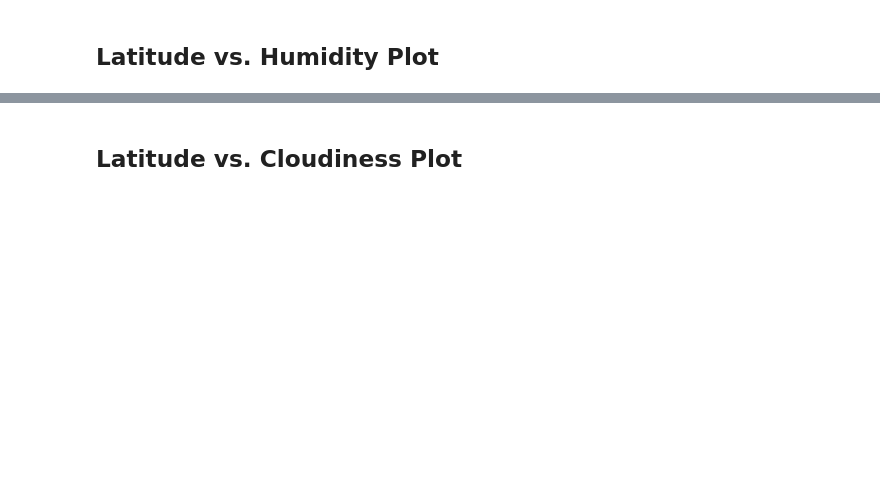
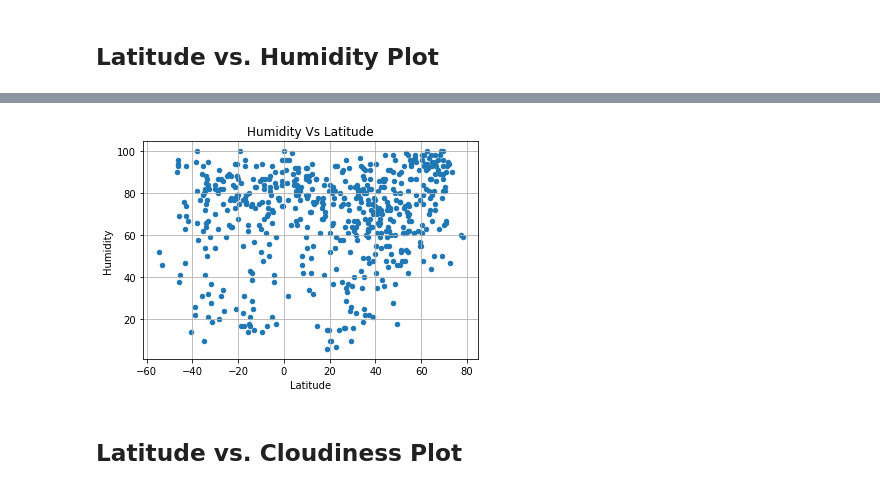
Before and after one commit to mgodfrey48/mapping-hotels, a Jupyter notebook: WeatherPy.ipynb, the cells around one changed output, grey strips where cells are left out. Drawn from its saved outputs; the diff is of its cells as text; code cells hidden in the pictures; blank space fills up the shorter version.

```diff
--- a/WeatherPy.ipynb
+++ b/WeatherPy.ipynb
@@ -189,2 +189,7 @@ Based on the summary table above, there are no cities where humidity > 100%!
+# %%
+city_weather_data.plot('Lat', 'Humidity', kind='scatter', xlabel='Latitude', ylabel='Humidity (%)', title='Humidity Vs Latitude', grid=True)
+plt.show()
+# %% [output]
+[figure, added]
 # %% [markdown]
 ## Latitude vs. Cloudiness Plot
```
Also changed, not shown: parts of 21 cells of this notebook, 2 other files.
